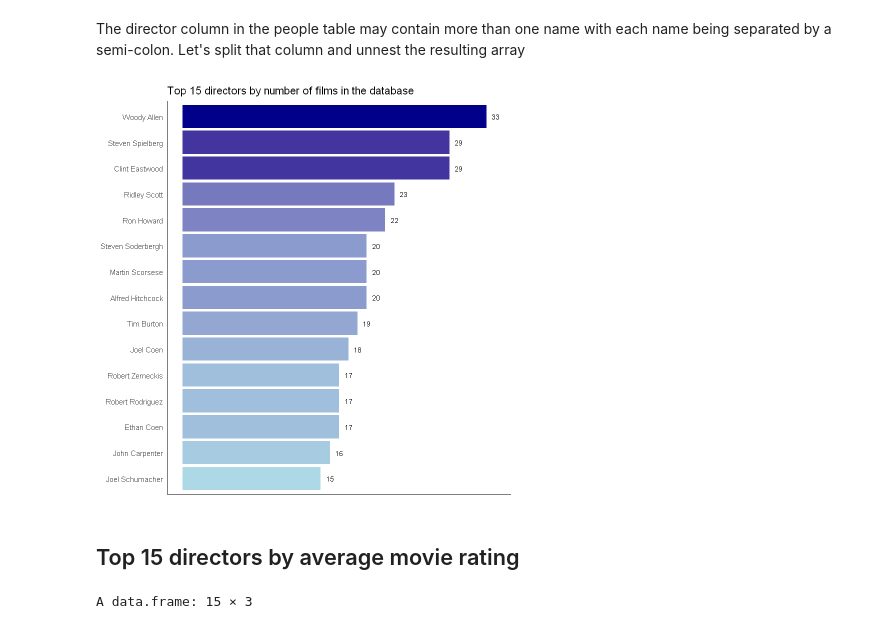
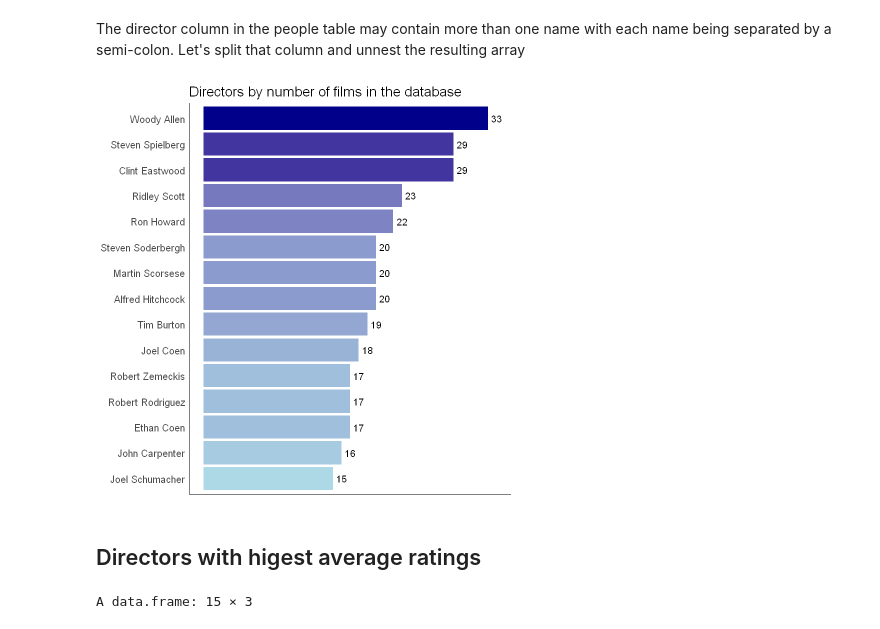
Before and after one commit to JacopoMalatesta/imdb_most_popular_films, a Jupyter notebook: scripts/04 - Querying and visualizing the results.ipynb, the cells around one changed output. Saved outputs shown, nothing was run; the diff lists cells and outputs as text; code cells hidden in the pictures.

```diff
--- a/scripts/04 - Querying and visualizing the results.ipynb
+++ b/scripts/04 - Querying and visualizing the results.ipynb
@@ -46,30 +90,32 @@ The director column in the people table may contain more than one name with each
 # %%
 query <- "SELECT UNNEST(STRING_TO_ARRAY(director, ';')) director,
           COUNT(*) n_of_films
           FROM people
           GROUP BY 1
           ORDER BY 2 DESC
           LIMIT 15"
 
 output <- dbGetQuery(conn = con, statement = query)
 
 output %>%
   ggplot(aes(x = fct_reorder(director, n_of_films), y = as.numeric(n_of_films), fill = as.numeric(n_of_films))) +
   geom_col() +
-  geom_text(aes(label = as.factor(n_of_films)), nudge_y = 1, size = 3) +
+  geom_text(aes(label = as.factor(n_of_films)), nudge_y = 1, size = 4) +
   coord_flip() +
   theme_classic() +
-  theme(legend.position = "none",
+  ggtitle("Directors by number of films in the database") +
+  theme(title = element_text(size = 14),
+        legend.position = "none",
         axis.title.x = element_blank(),
         axis.title.y = element_blank(),
         axis.text.x = element_blank(),
+        axis.text.y = element_text(size = 12),
         axis.ticks.x = element_blank(),
         axis.ticks.y = element_blank()) +
-  ggtitle("Top 15 directors by number of films in the database") +
   scale_fill_gradient(low = "light blue", high = "dark blue")
 # %% [output]
-[figure, old version]
+[figure, new version]
 # %% [markdown]
-## Top 15 directors by average movie rating
+## Directors with higest average ratings
 # %%
 query <- "SELECT UNNEST(STRING_TO_ARRAY(director, ';')) director,
```
Also changed, not shown: parts of 11 cells of this notebook.
